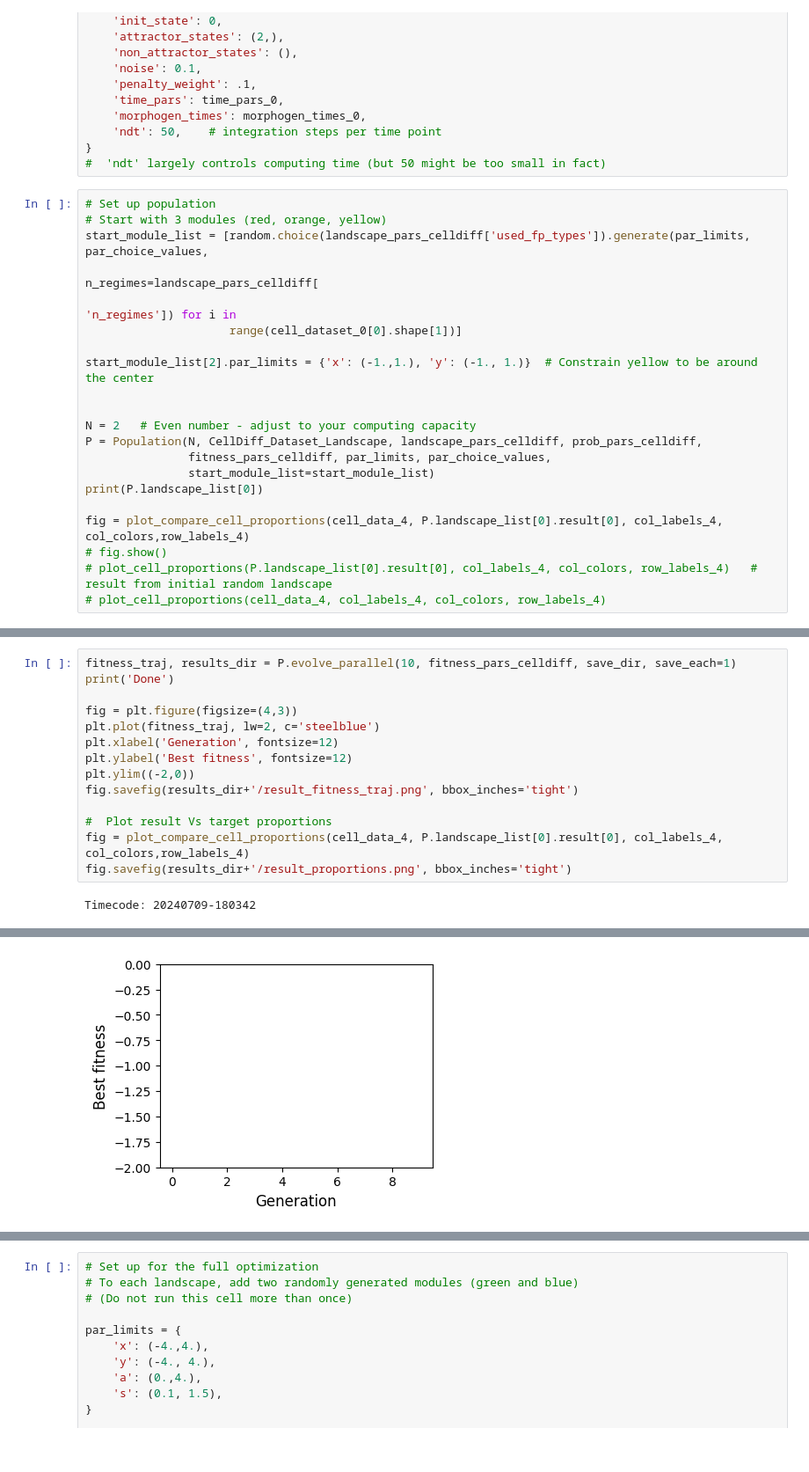
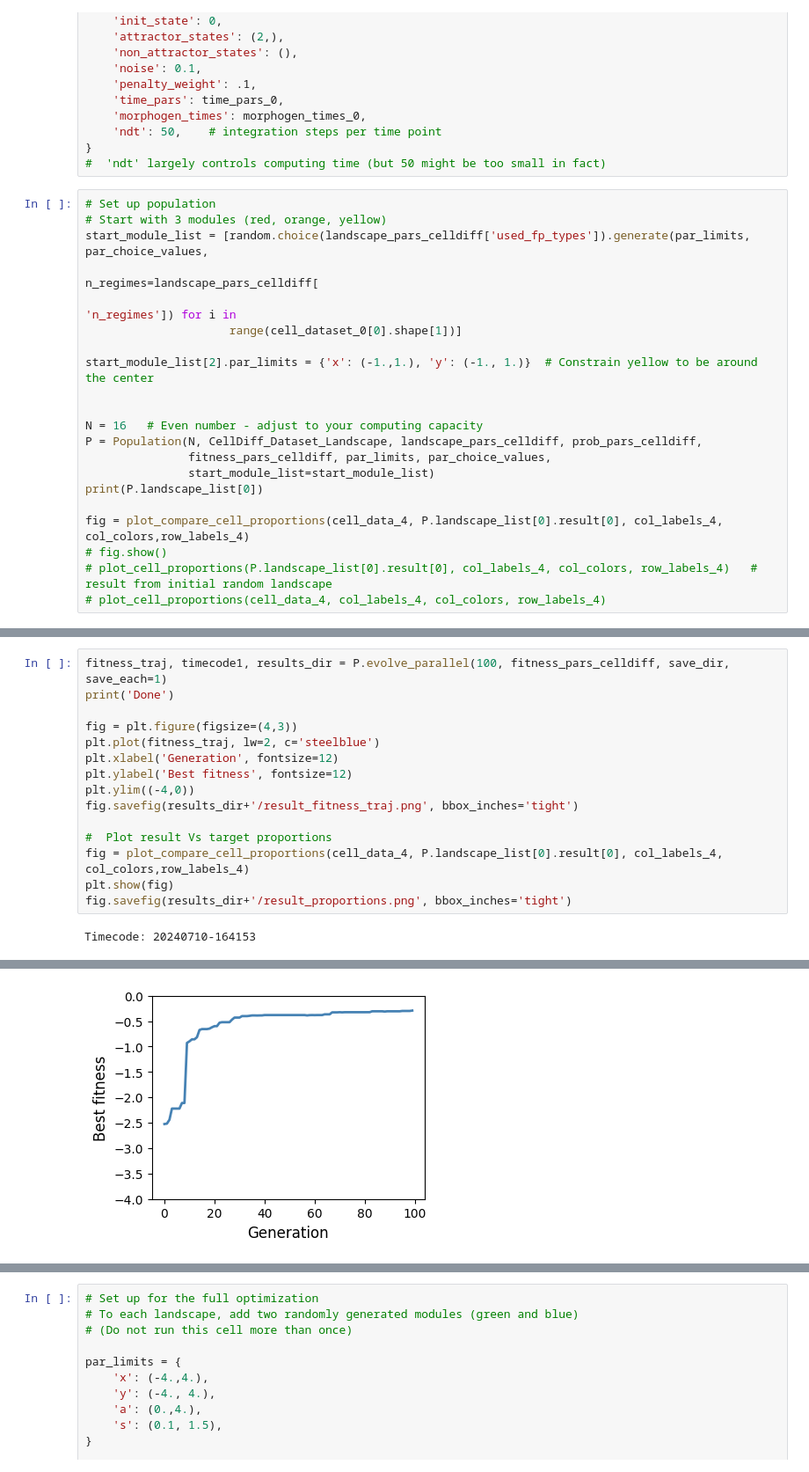
Before and after one commit to victoria-mochulska/evoscape, a Jupyter notebook: examples/example_celldiff_dataset.ipynb, the cells around one changed output, grey strips where cells are left out. Shown at 88% size. Saved outputs shown, nothing was run; the diff lists cells and outputs as text.

```diff
--- a/examples/example_celldiff_dataset.ipynb
+++ b/examples/example_celldiff_dataset.ipynb
@@ -117,7 +115,7 @@ start_module_list = [random.choice(landscape_pars_celldiff['used_fp_types']).gen
 start_module_list[2].par_limits = {'x': (-1.,1.), 'y': (-1., 1.)}  # Constrain yellow to be around the center
 
 
-N = 2   # Even number - adjust to your computing capacity
+N = 16   # Even number - adjust to your computing capacity
 P = Population(N, CellDiff_Dataset_Landscape, landscape_pars_celldiff, prob_pars_celldiff,
                fitness_pars_celldiff, par_limits, par_choice_values,
                start_module_list=start_module_list)
@@ -136,16 +134,17 @@ Node: x=1.8130802447915166, y=-1.9005683564660054, a=[0.64506302,0.32601878,1.40
 # %%
-fitness_traj, results_dir = P.evolve_parallel(10, fitness_pars_celldiff, save_dir, save_each=1)
+fitness_traj, timecode1, results_dir = P.evolve_parallel(100, fitness_pars_celldiff, save_dir, save_each=1)
 print('Done')
 
 fig = plt.figure(figsize=(4,3))
 plt.plot(fitness_traj, lw=2, c='steelblue')
 plt.xlabel('Generation', fontsize=12)
 plt.ylabel('Best fitness', fontsize=12)
-plt.ylim((-2,0))
+plt.ylim((-4,0))
 fig.savefig(results_dir+'/result_fitness_traj.png', bbox_inches='tight')
 
 #  Plot result Vs target proportions
 fig = plot_compare_cell_proportions(cell_data_4, P.landscape_list[0].result[0], col_labels_4, col_colors,row_labels_4)
+plt.show(fig)
 fig.savefig(results_dir+'/result_proportions.png', bbox_inches='tight')
 # %% [output]
-Timecode: 20240709-180342
+Timecode: 20240710-164153
@@ -153,2 +152,2 @@ Best fitness: -2.1492908592290365
 Done
-[figure, old version]
+[figure, new version]
```
Also changed, not shown: parts of 10 cells of this notebook, 2 other files.
